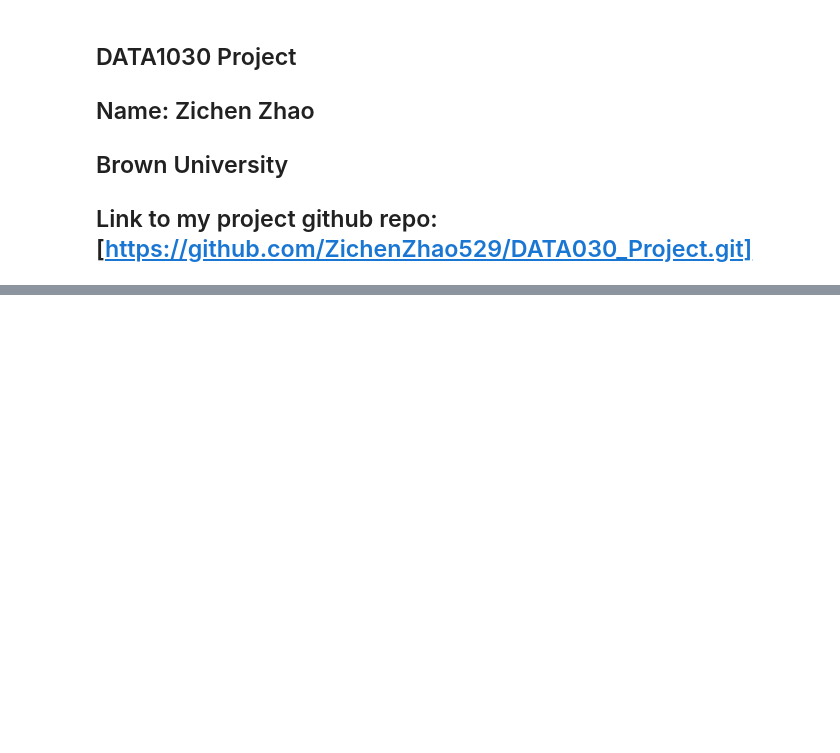
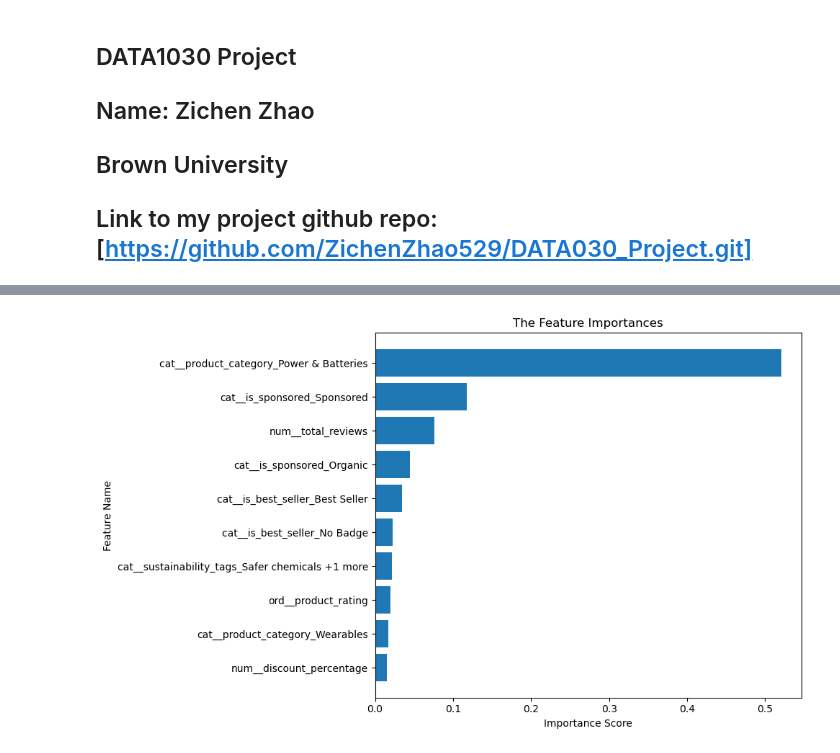
Before and after one commit to ZichenZhao529/DATA1030_Project, a Jupyter notebook: project.ipynb, the cells around one changed output, grey strips where cells are left out. Saved outputs shown, nothing was run; the diff lists cells and outputs as text; code cells hidden in the pictures; blank space fills up the shorter version.

```diff
--- a/project.ipynb
+++ b/project.ipynb
@@ -210,20 +337,0 @@ Train: (25605, 36803), Val: (8535, 36803), Test: (8535, 36803)
-# %%
-from sklearn.model_selection import train_test_split
-
-# target features
-target = "purchased_last_month"
-X = df.drop(columns=[target])
-y = df[target]
-
-# 60% train, 20% validation, 20% test
-X_train, X_temp, y_train, y_temp = train_test_split(
-    X, y, train_size=0.6, random_state=42
-)
-X_val, X_test, y_val, y_test = train_test_split(
-    X_temp, y_temp, test_size=0.5, random_state=42
-)
-
-# drop text columns
-drop_cols = ["product_title", "product_image_url", "product_page_url",
-             "data_collected_at", "delivery_date"]
-X = X.drop(columns=drop_cols)
@@ -325,0 +1123,38 @@ dtype: int64
+# %%
+import pandas as pd
+import numpy as np
+import matplotlib.pyplot as plt
+
+#XGBOOST FEATURE IMPORTANCE
+
+# 1. Get feature names after preprocessing
+feature_names = preprocessor.get_feature_names_out()
+
+# 2. Extract trained XGBoost feature importances
+xgb_importances = best_xgb_model.named_steps["model"].feature_importances_
+
+# 3. Build DataFrame
+xgb_importance_df = pd.DataFrame({
+    "Feature": feature_names,
+    "Importance": xgb_importances
+})
+
+# 4. Sort and take the most important
+xgb_importance_df = xgb_importance_df.sort_values(
+    by="Importance", ascending=False
+).head(10)
+
+# 5. Plot
+plt.figure(figsize=(10, 6))
+plt.barh(xgb_importance_df["Feature"], xgb_importance_df["Importance"])
+plt.gca().invert_yaxis()
+
+plt.title("The Feature Importances")
+plt.xlabel("Importance Score")
+plt.ylabel("Feature Name")
+
+plt.tight_layout()
+plt.savefig("The top10 feature_importance.png", dpi=300, bbox_inches="tight")
+plt.show()
+# %% [output]
+[figure, added]
```
Also changed, not shown: parts of 38 cells of this notebook, 7 other files.
